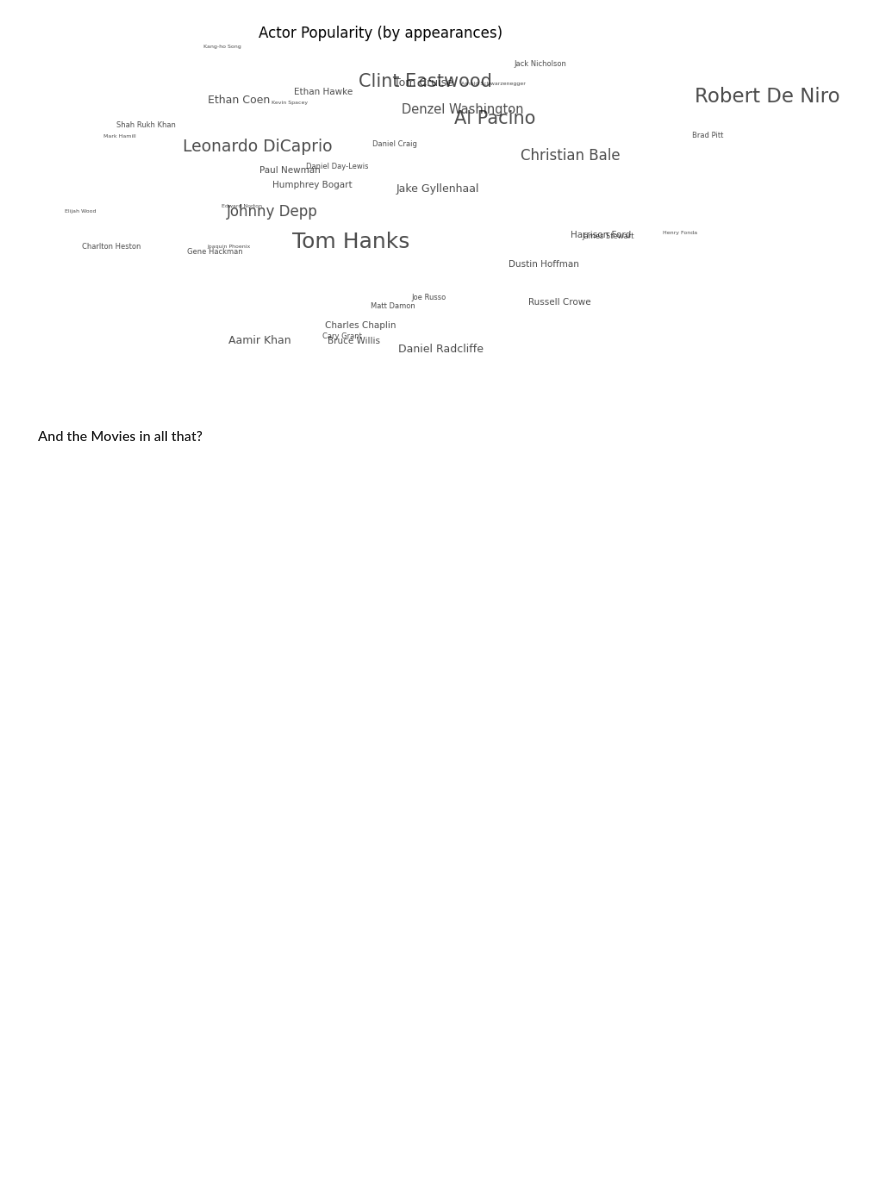
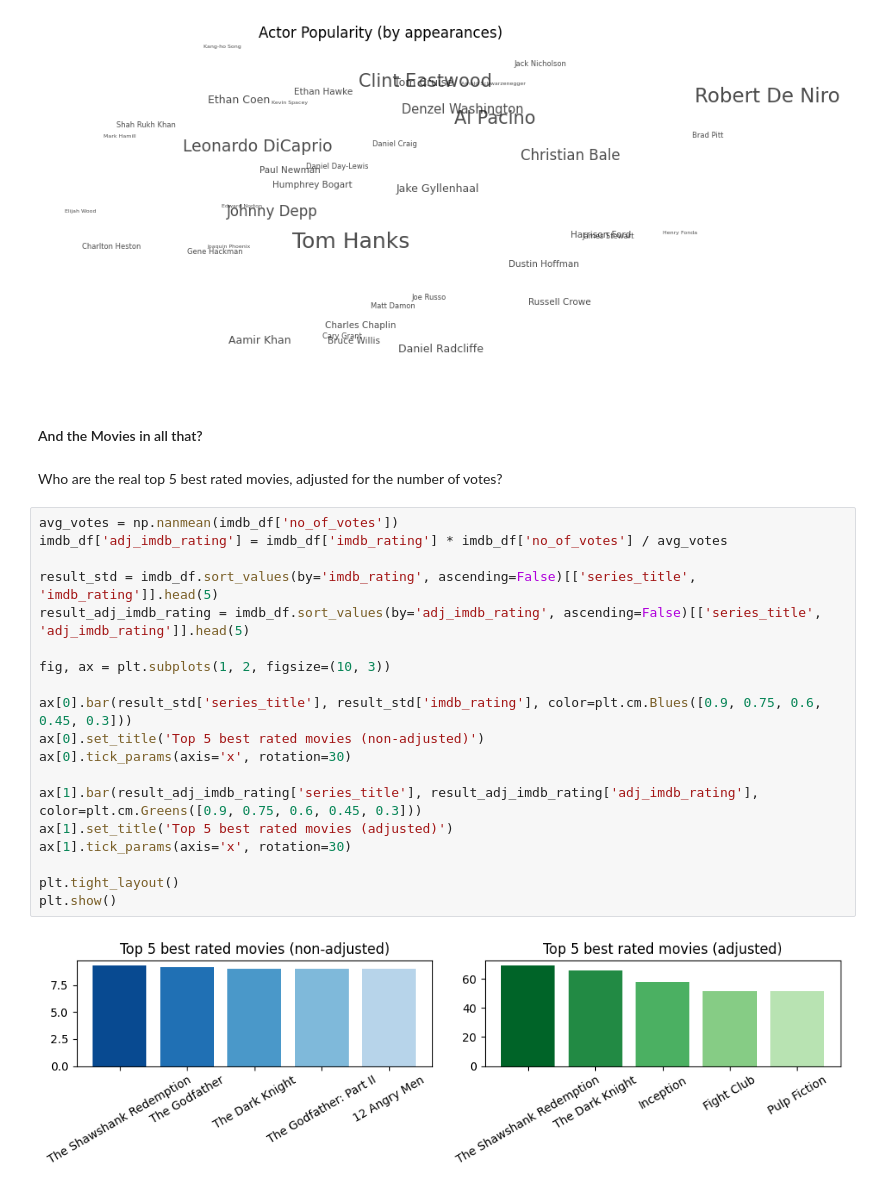
Before and after one commit to raphaeldahomay/school_da_project_m2, a Jupyter notebook: bo_da_imdb.ipynb, the cells around one changed output. Cells and saved outputs as stored; diff of their text form; blank space fills up the shorter version.

Commit message:
moved forward on the Data Analysis of the IMDB dataset

```diff
--- a/bo_da_imdb.ipynb
+++ b/bo_da_imdb.ipynb
@@ -436,3 +438,26 @@ plt.show()
 [figure]
 # %% [markdown]
 #### And the Movies in all that?
+# %% [markdown]
+Who are the real top 5 best rated movies, adjusted for the number of votes?
+# %%
+avg_votes = np.nanmean(imdb_df['no_of_votes'])
+imdb_df['adj_imdb_rating'] = imdb_df['imdb_rating'] * imdb_df['no_of_votes'] / avg_votes
+
+result_std = imdb_df.sort_values(by='imdb_rating', ascending=False)[['series_title', 'imdb_rating']].head(5)
+result_adj_imdb_rating = imdb_df.sort_values(by='adj_imdb_rating', ascending=False)[['series_title', 'adj_imdb_rating']].head(5)
+
+fig, ax = plt.subplots(1, 2, figsize=(10, 3))
+
+ax[0].bar(result_std['series_title'], result_std['imdb_rating'], color=plt.cm.Blues([0.9, 0.75, 0.6, 0.45, 0.3]))
+ax[0].set_title('Top 5 best rated movies (non-adjusted)')
+ax[0].tick_params(axis='x', rotation=30)
+
+ax[1].bar(result_adj_imdb_rating['series_title'], result_adj_imdb_rating['adj_imdb_rating'], color=plt.cm.Greens([0.9, 0.75, 0.6, 0.45, 0.3]))
+ax[1].set_title('Top 5 best rated movies (adjusted)')
+ax[1].tick_params(axis='x', rotation=30)
+
+plt.tight_layout()
+plt.show()
+# %% [output]
+[figure, added]
```
Also changed, not shown: parts of 6 cells of this notebook.
